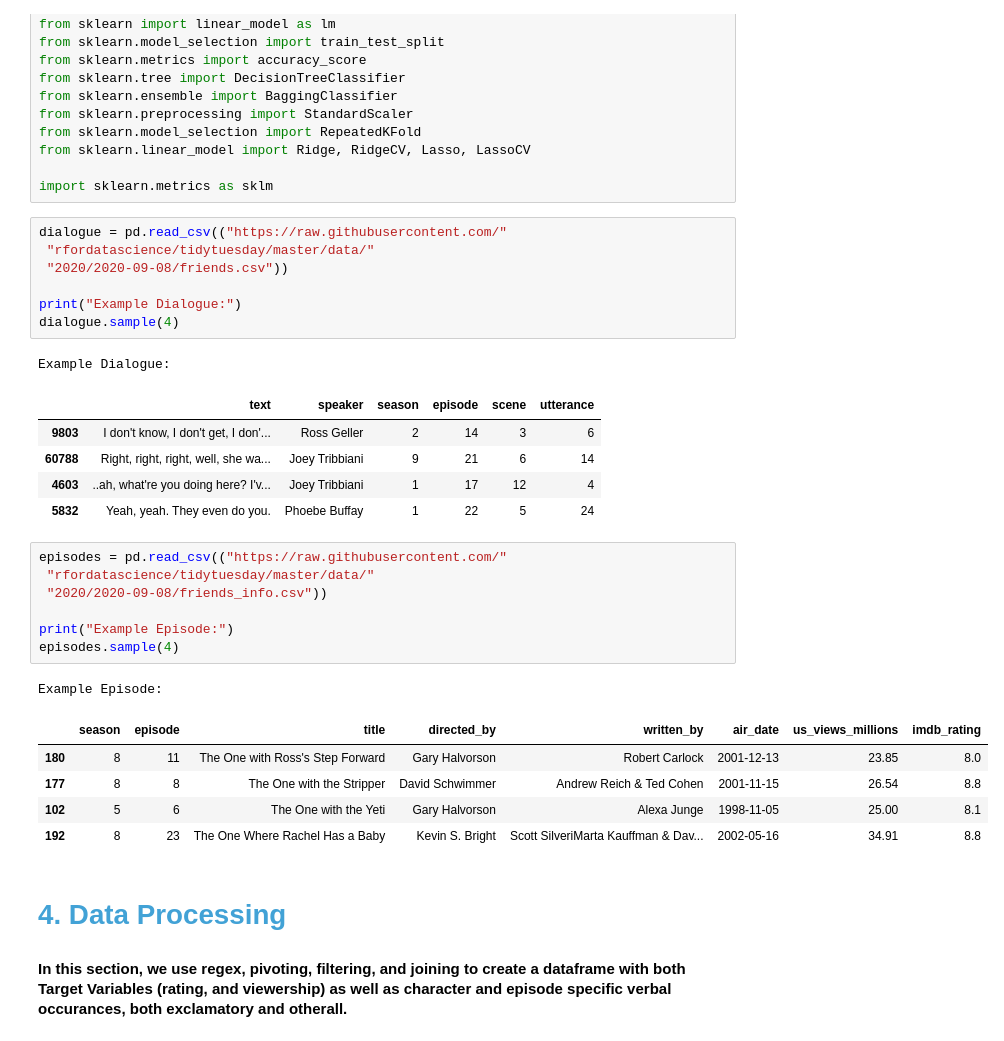
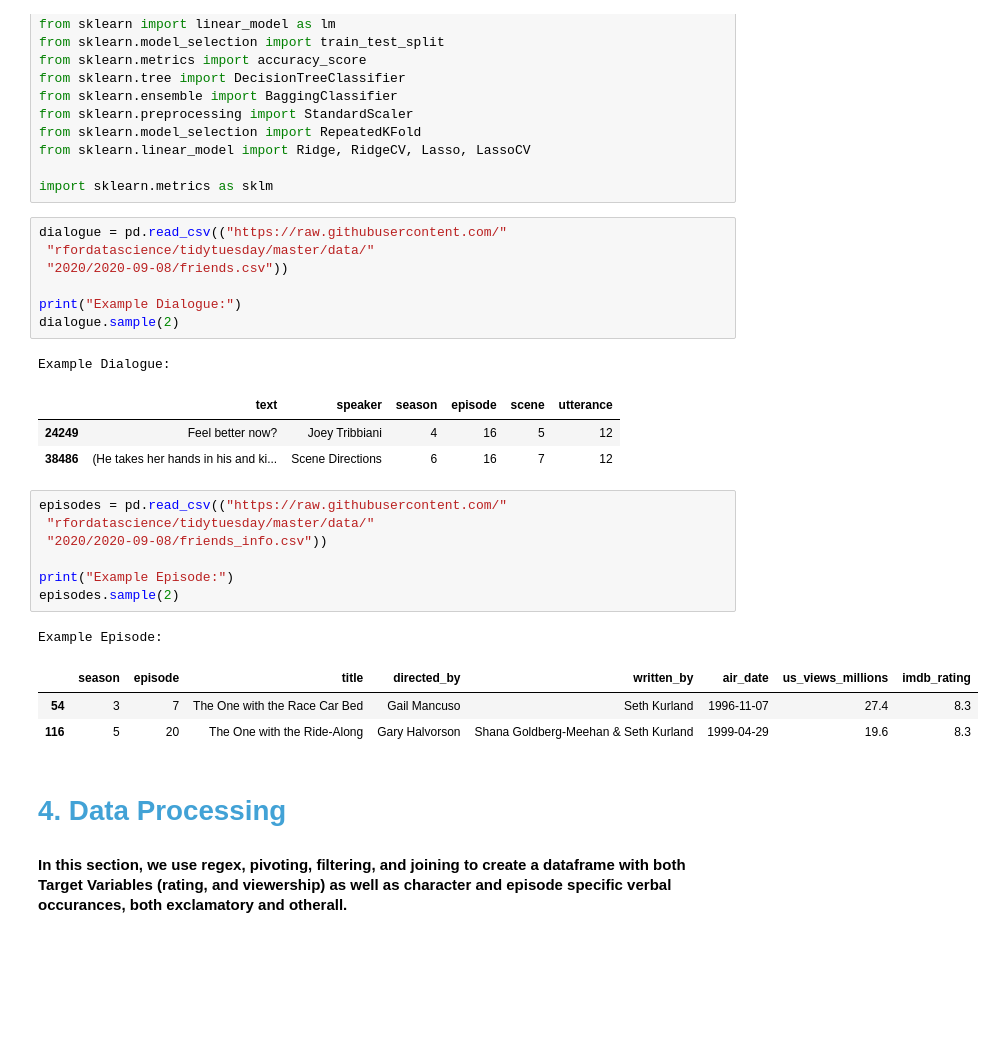
Before and after one commit to OMacgowan/episode_rating_predictor, a Jupyter notebook: main.ipynb, the cells around one changed output. Saved outputs shown, nothing was run; the diff lists cells and outputs as text; blank space fills up the shorter version.

```diff
--- a/main.ipynb
+++ b/main.ipynb
@@ -55,28 +57,24 @@ dialogue = pd.read_csv(("https://raw.githubusercontent.com/"
  "2020/2020-09-08/friends.csv"))
 
 print("Example Dialogue:")
-dialogue.sample(4)
+dialogue.sample(2)
 # %% [output]
 Example Dialogue:
 |  | text | speaker | season | episode | scene | utterance |
-| 9803 | I don't know, I don't get, I don'... | Ross Geller | 2 | 14 | 3 | 6 |
-| 60788 | Right, right, right, well, she wa... | Joey Tribbiani | 9 | 21 | 6 | 14 |
-| 4603 | ..ah, what're you doing here? I'v... | Joey Tribbiani | 1 | 17 | 12 | 4 |
-| 5832 | Yeah, yeah. They even do you. | Phoebe Buffay | 1 | 22 | 5 | 24 |
+| 24249 | Feel better now? | Joey Tribbiani | 4 | 16 | 5 | 12 |
+| 38486 | (He takes her hands in his and ki... | Scene Directions | 6 | 16 | 7 | 12 |
 # %%
 episodes = pd.read_csv(("https://raw.githubusercontent.com/"
  "rfordatascience/tidytuesday/master/data/"
  "2020/2020-09-08/friends_info.csv"))
 
 print("Example Episode:")
-episodes.sample(4)
+episodes.sample(2)
 # %% [output]
 Example Episode:
 |  | season | episode | title | directed_by | written_by | air_date | us_views_millions | imdb_rating |
-| 180 | 8 | 11 | The One with Ross's Step Forward | Gary Halvorson | Robert Carlock | 2001-12-13 | 23.85 | 8.0 |
-| 177 | 8 | 8 | The One with the Stripper | David Schwimmer | Andrew Reich & Ted Cohen | 2001-11-15 | 26.54 | 8.8 |
-| 102 | 5 | 6 | The One with the Yeti | Gary Halvorson | Alexa Junge | 1998-11-05 | 25.00 | 8.1 |
-| 192 | 8 | 23 | The One Where Rachel Has a Baby | Kevin S. Bright | Scott SilveriMarta Kauffman & Dav... | 2002-05-16 | 34.91 | 8.8 |
+| 54 | 3 | 7 | The One with the Race Car Bed | Gail Mancuso | Seth Kurland | 1996-11-07 | 27.4 | 8.3 |
+| 116 | 5 | 20 | The One with the Ride-Along | Gary Halvorson | Shana Goldberg-Meehan & Seth Kurland | 1999-04-29 | 19.6 | 8.3 |
 # %% [markdown]
 # <span style="color:#42a2d6;">__4. Data Processing__</span>
 #### In this section, we use regex, pivoting, filtering, and joining to create a dataframe with both Target Variables (rating, and viewership) as well as character and episode specific verbal occurances, both exclamatory and otherall.
```
Also changed, not shown: parts of 13 cells of this notebook.
